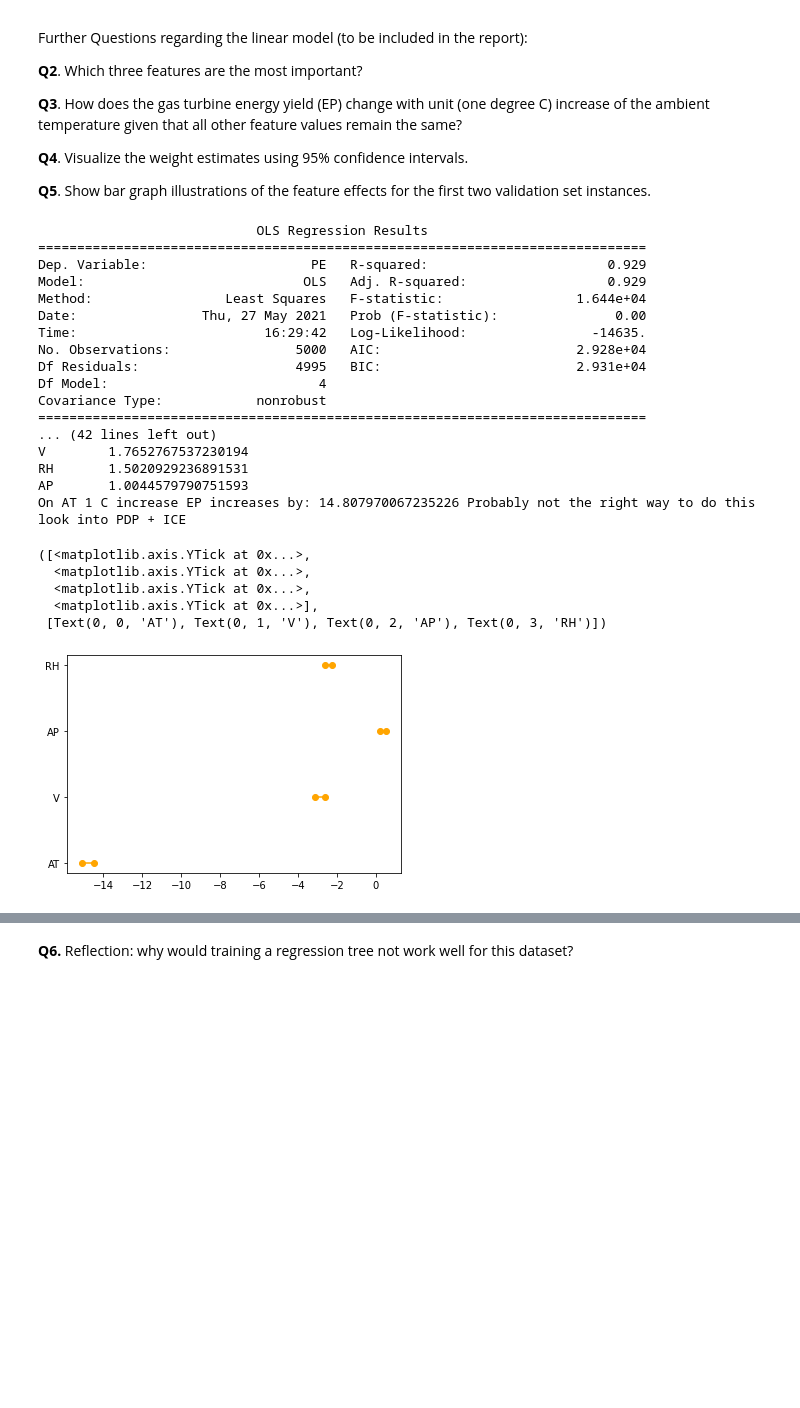
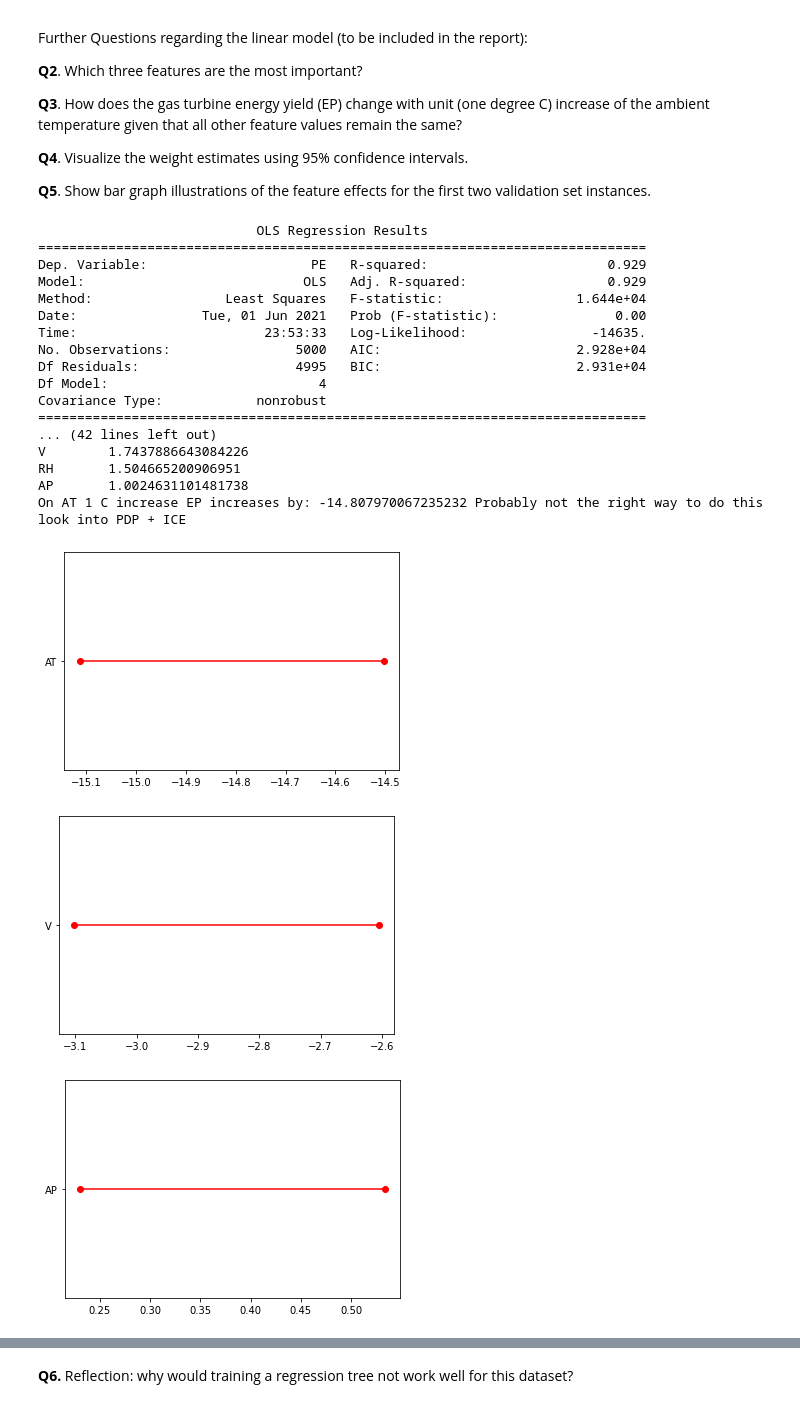
Before and after one commit to Fmijsters/HCML, a Jupyter notebook: programming_assignment_explainability.ipynb, the cells around one changed output, grey strips where cells are left out. Saved outputs shown, nothing was run; the diff lists cells and outputs as text; code cells hidden in the pictures; blank space fills up the shorter version.

```diff
--- a/programming_assignment_explainability.ipynb
+++ b/programming_assignment_explainability.ipynb
@@ -139,6 +130,7 @@ def calculate_mse_test_set(model_lr,params,X_test,test_labels):
 # We recommend the statsmodels package
 import statsmodels.api as sm
 import matplotlib.pyplot as plt
+%matplotlib inline
 
 X_train = train_features.copy(deep=True)
 X_test = test_features.copy(deep=True)
@@ -172,53 +164,59 @@ for feature in FEATURE_NAMES:
 
 feature_importance = sorted(feature_importance,key=lambda x: x[1],reverse=True)
 print("Important features with the most important being at the top")
 for fi in feature_importance:
     print(fi[0],'\t',fi[1])
 
 pred_list= []
 for aug in [0,1]:
     augmented_test_set = test_features.copy(deep=True)
     if aug:
         augmented_test_set['AT'] = augmented_test_set['AT']+1
     augmented_test_set = sm.add_constant(augmented_test_set)
     predictions = model_lr.predict(res.params,augmented_test_set)
     pred_list.append(predictions)
-print("On AT 1 C increase EP increases by:",np.mean(pred_list[0]-pred_list[1]),"Probably not the right way to do this look into PDP + ICE")
+print("On AT 1 C increase EP increases by:",np.mean(pred_list[1]-pred_list[0]),"Probably not the right way to do this look into PDP + ICE")
 ci = res.conf_int()
 
-# plt.bar(confidence_intervals,100)
-# plt.show()
 
-data_dict = {}
-data_dict['features'] = FEATURE_NAMES
-data_dict['lower'] = ci[0].values[1:]
-data_dict['upper'] = ci[1].values[1:]
-dataset = pd.DataFrame(data_dict)
+for i in range(1,5):
+    fig1, ax = plt.subplots()
+    ax.plot((ci[0].values[i],ci[1].values[i]),(1,1),'ro-',)
+    # ax.set_ylabel(FEATURE_NAMES[1])
+    ax.set_yticks([1])
+    ax.set_yticklabels([FEATURE_NAMES[i-1]])
+    fig1.show()
 
-for lower,upper,y in zip(dataset['lower'],dataset['upper'],range(len(dataset))):
-    plt.plot((lower,upper),(y,y),'ro-',color='orange')
-plt.yticks(range(len(dataset)),list(dataset['features']))
+feature_effects = dev_features[:2]
+feature_effects_labels = dev_labels[:2]
+res.params
+feature_effects = feature_effects * res.params[1:]
+for i in range(2):
+    fig1, ax = plt.subplots()
+    ind = np.arange(4)
+    ax.barh(ind,feature_effects.loc[i],)
+    plt.axvline(x=0, color='black', linestyle='-')
+    ax.set_yticks([0,1,2,3])
+    ax.set_yticklabels(FEATURE_NAMES)
+    fig1.show()
 # %% [output]
                             OLS Regression Results
 ==============================================================================
 Dep. Variable:                     PE   R-squared:                       0.929
 Model:                            OLS   Adj. R-squared:                  0.929
 Method:                 Least Squares   F-statistic:                 1.644e+04
-Date:                Thu, 27 May 2021   Prob (F-statistic):               0.00
-Time:                        16:29:42   Log-Likelihood:                -14635.
+Date:                Tue, 01 Jun 2021   Prob (F-statistic):               0.00
+Time:                        23:53:33   Log-Likelihood:                -14635.
 No. Observations:                5000   AIC:                         2.928e+04
 Df Residuals:                    4995   BIC:                         2.931e+04
 Df Model:                           4
 Covariance Type:            nonrobust
 ==============================================================================
 ... (42 lines left out)
-V        1.7652767537230194
-RH       1.5020929236891531
-AP       1.0044579790751593
-On AT 1 C increase EP increases by: 14.807970067235226 Probably not the right way to do this look into PDP + ICE
+V        1.7437886643084226
+RH       1.504665200906951
+AP       1.0024631101481738
+On AT 1 C increase EP increases by: -14.807970067235232 Probably not the right way to do this look into PDP + ICE
-([<matplotlib.axis.YTick at 0x...>,
-  <matplotlib.axis.YTick at 0x...>,
-  <matplotlib.axis.YTick at 0x...>,
-  <matplotlib.axis.YTick at 0x...>],
- [Text(0, 0, 'AT'), Text(0, 1, 'V'), Text(0, 2, 'AP'), Text(0, 3, 'RH')])
-[figure, old version]
+[figure, new version]
+[figure, added]
+[figure, added]
```
Also changed, not shown: parts of 12 cells of this notebook.
